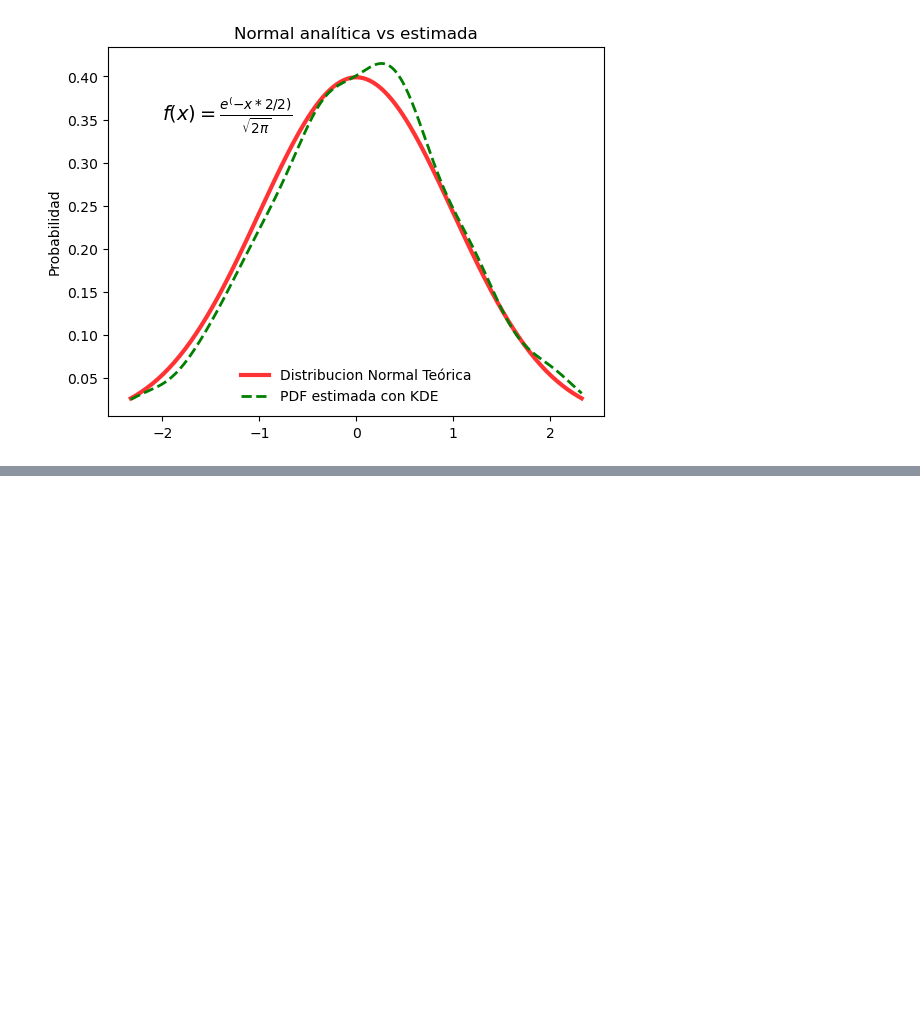
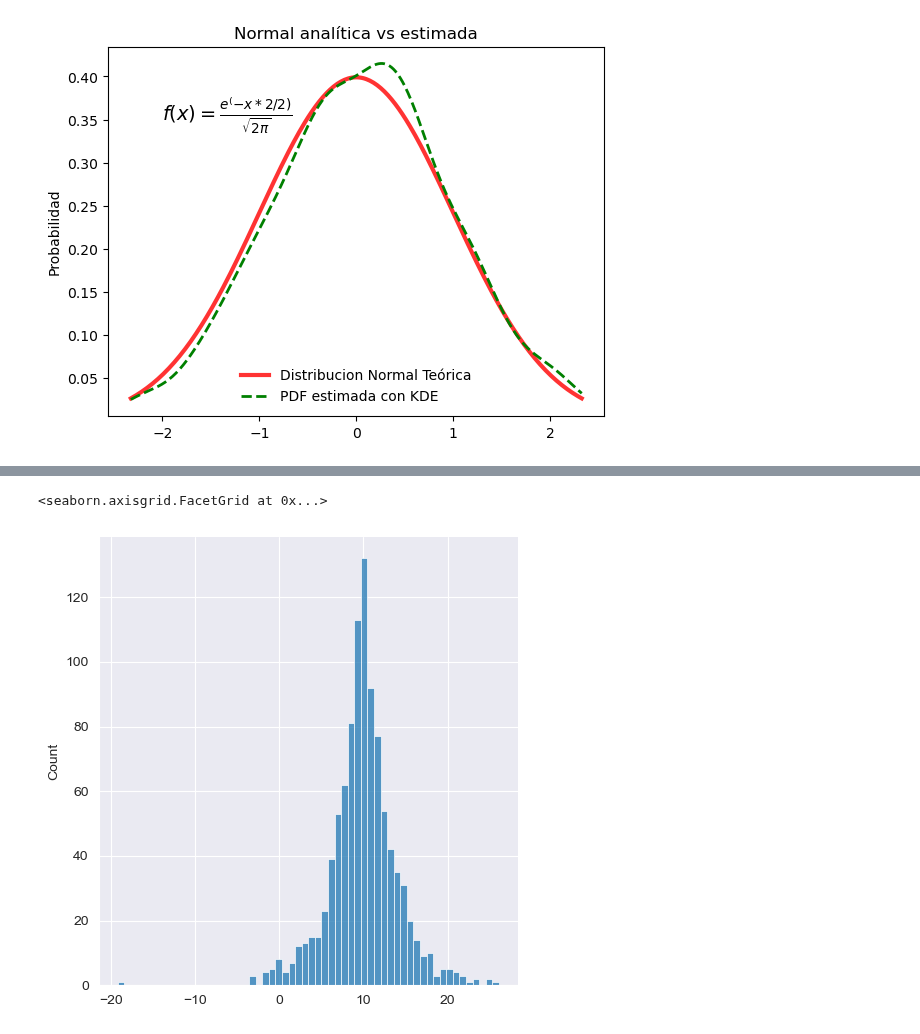
Before and after one commit to joanby/r-basic, a Jupyter notebook: scripts/tema9/04-histograms.ipynb, the cells around one changed output, grey strips where cells are left out. Drawn from its saved outputs; the diff is of its cells as text; code cells hidden in the pictures; blank space fills up the shorter version.

```diff
--- a/scripts/tema9/04-histograms.ipynb
+++ b/scripts/tema9/04-histograms.ipynb
@@ -246,0 +256,8 @@ Text(-2.0, 0.35, '$f(x) = \\frac{e^(-x*2/2)}{\\sqrt{2\\pi}}$')
+# %%
+np.random.seed(2019)
+x = np.random.laplace(loc=10, scale=3, size=1000)
+sb.set_style("darkgrid")
+sb.displot(x)
+# %% [output]
+<seaborn.axisgrid.FacetGrid at 0x...>
+[figure, added]
```
Also changed, not shown: parts of 13 cells of this notebook.
